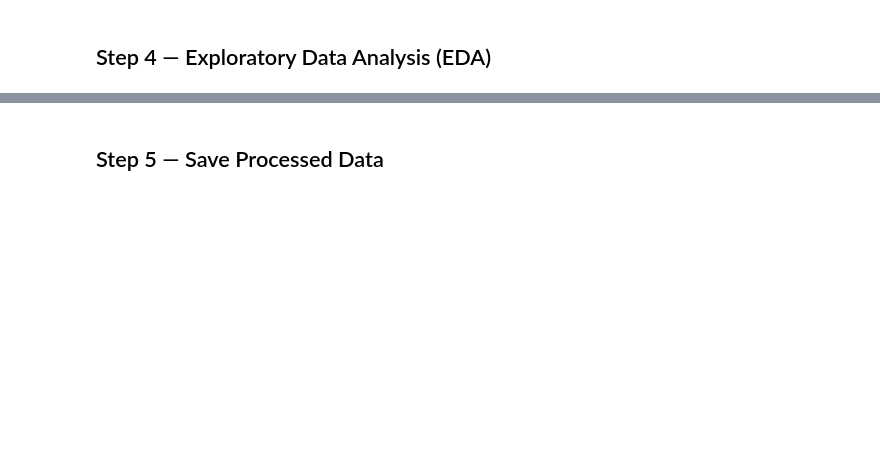
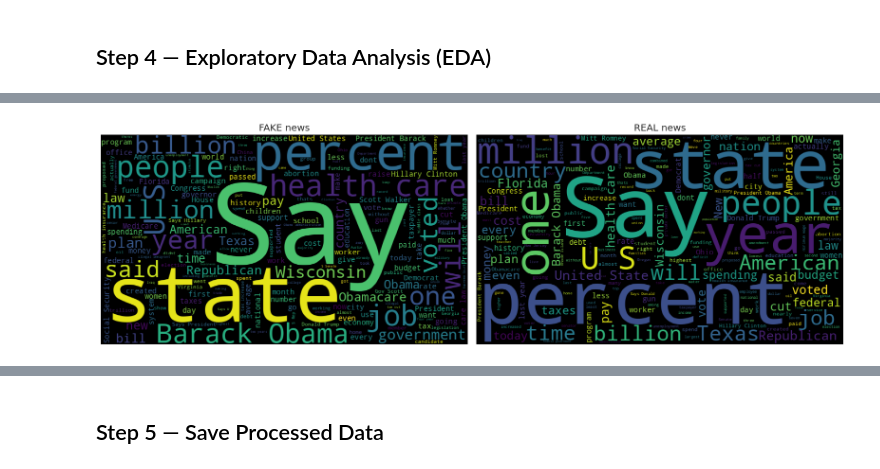
Before and after one commit to pragati523/fake-news-graph-ml, a Jupyter notebook: 01_data_exploration.ipynb, the cells around one changed output, grey strips where cells are left out. Drawn from its saved outputs; the diff is of its cells as text; code cells hidden in the pictures; blank space fills up the shorter version.

```diff
--- a/01_data_exploration.ipynb
+++ b/01_data_exploration.ipynb
@@ -132,21 +195,23 @@ plt.show()
 # %%
-# Word clouds: Fake vs Real
+from wordcloud import WordCloud
+
 fig, axes = plt.subplots(1, 2, figsize=(16, 6))
 
-for ax, label_val, title, color in zip(
+for ax, label_val, title in zip(
         axes, [1, 0],
-        ['FAKE news word cloud', 'REAL news word cloud'],
-        ['Reds', 'Greens']):
+        ['FAKE news', 'REAL news']):
+
     text = ' '.join(train_df[train_df.binary_label == label_val]['statement'])
-    wc = WordCloud(width=700, height=400,
-                   background_color='white',
-                   colormap=color,
-                   max_words=100).generate(text)
-    ax.imshow(wc, interpolation='bilinear')
+
+    wc = WordCloud(width=700, height=400).generate(text)
+
+    ax.imshow(wc)
     ax.axis('off')
-    ax.set_title(title, fontsize=14, fontweight='bold')
+    ax.set_title(title)
 
 plt.tight_layout()
-plt.savefig('wordclouds.png', dpi=150, bbox_inches='tight')
 plt.show()
+plt.show()
+# %% [output]
+[figure, added]
 # %%
```
Also changed, not shown: parts of 13 cells of this notebook, 22 other files.
